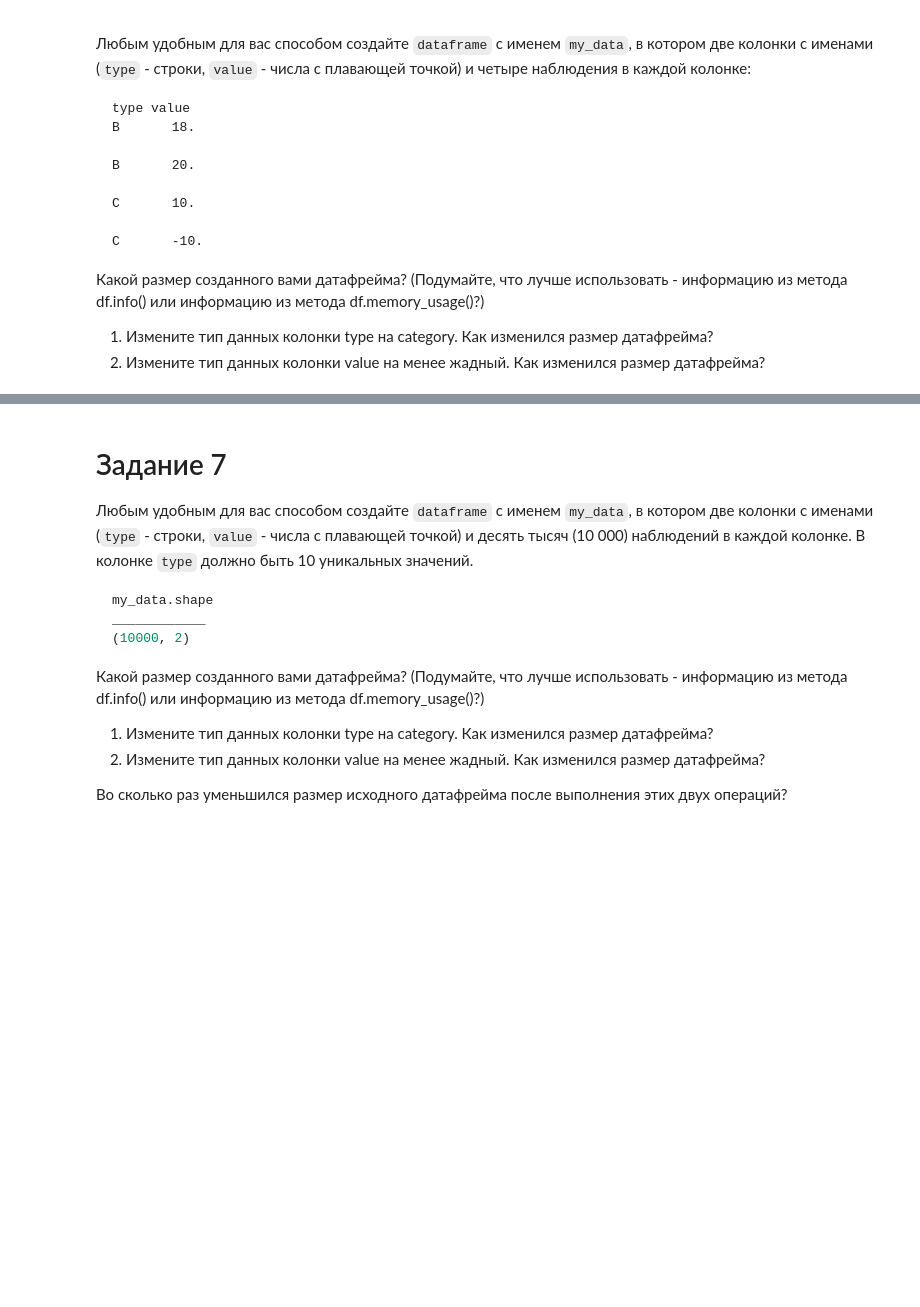
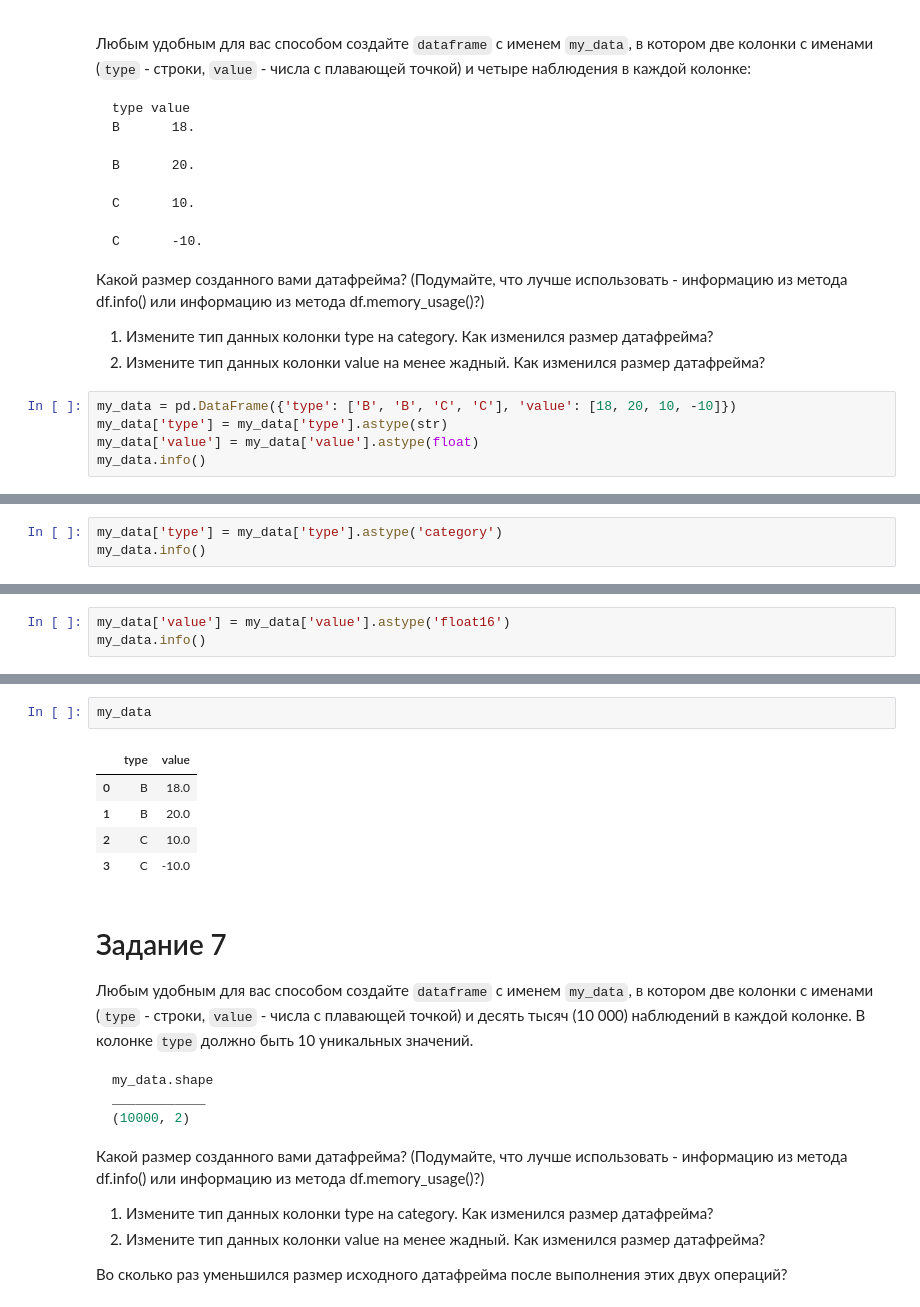
Before and after one commit to modernpacifist/engineering-of-machine-learning-urfu, a Jupyter notebook: python-pro-level/Notebooks/HW3_python.ipynb, the cells around one changed output, grey strips where cells are left out. Saved outputs shown, nothing was run; the diff lists cells and outputs as text; blank space fills up the shorter version.

```diff
--- a/python-pro-level/Notebooks/HW3_python.ipynb
+++ b/python-pro-level/Notebooks/HW3_python.ipynb
@@ -285,3 +285,8 @@ C    -10.
 Какой размер созданного вами датафрейма? (Подумайте, что лучше использовать - информацию из метода df.info() или информацию из метода df.memory_usage()?)
 1) Измените тип данных колонки type на category. Как изменился размер датафрейма?
 2) Измените тип данных колонки value на менее жадный. Как изменился размер датафрейма?
+# %%
+my_data = pd.DataFrame({'type': ['B', 'B', 'C', 'C'], 'value': [18, 20, 10, -10]})
+my_data['type'] = my_data['type'].astype(str)
+my_data['value'] = my_data['value'].astype(float)
+my_data.info()
@@ -287,0 +303,3 @@ C    -10.
+# %%
+my_data['type'] = my_data['type'].astype('category')
+my_data.info()
@@ -287,0 +316,3 @@ C    -10.
+# %%
+my_data['value'] = my_data['value'].astype('float16')
+my_data.info()
@@ -288,3 +329,11 @@ C    -10.
+# %%
+my_data
+# %% [output]
+|  | type | value |
+| 0 | B | 18.0 |
+| 1 | B | 20.0 |
+| 2 | C | 10.0 |
+| 3 | C | -10.0 |
 # %% [markdown]
 # Задание 7
 Любым удобным для вас способом создайте ``dataframe`` c именем ``my_data``, в котором две колонки c именами (``type`` - строки, ``value`` - числа с плавающей точкой) и десять тысяч (10 000) наблюдений в каждой колонке. В колонке ``type`` должно быть 10 уникальных значений.
```
Also changed, not shown: parts of 6 cells of this notebook.
